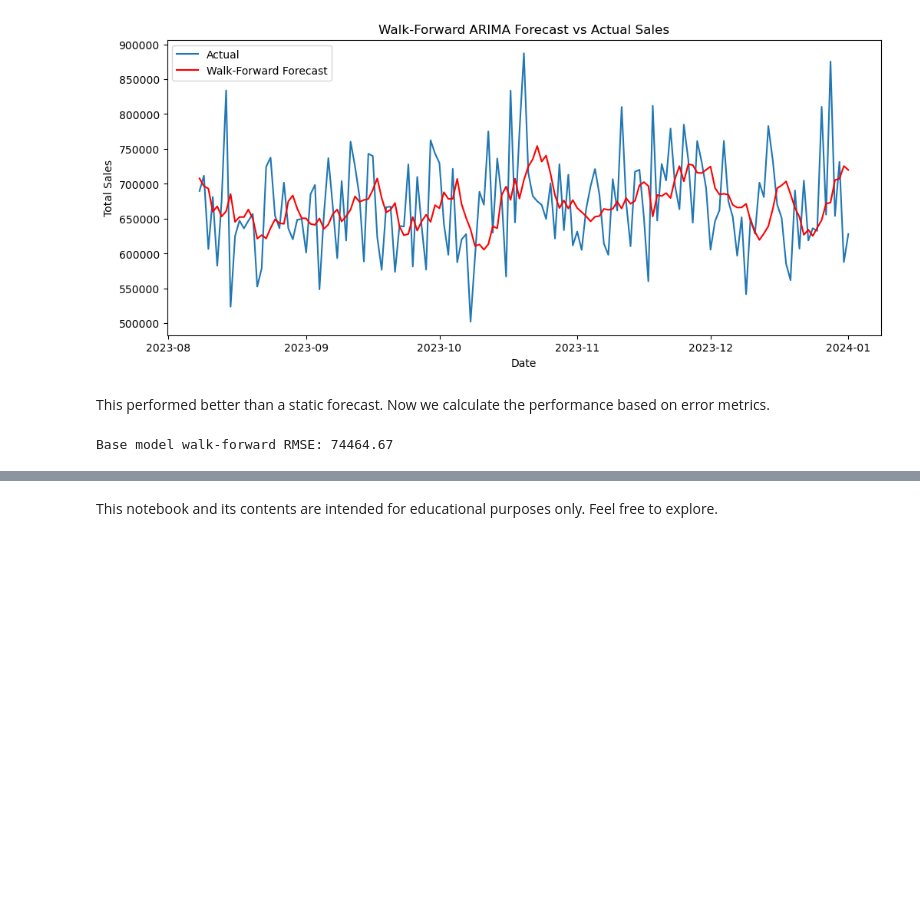
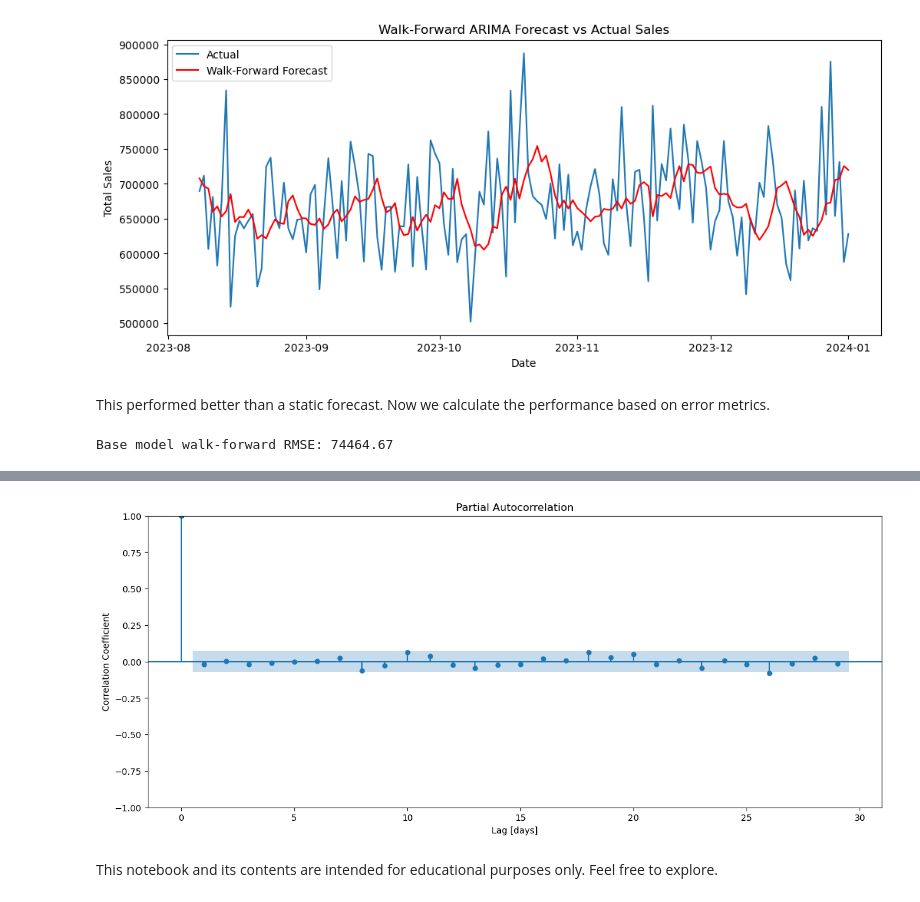
Before and after one commit to Mohammed-Hanan-Othman/time-series-forecasting, a Jupyter notebook: notebooks/sales_prediction.ipynb, the cells around one changed output, grey strips where cells are left out. Cells and saved outputs as stored; diff of their text form; code cells hidden in the pictures; blank space fills up the shorter version.

```diff
--- a/notebooks/sales_prediction.ipynb
+++ b/notebooks/sales_prediction.ipynb
@@ -216,2 +246,10 @@ Base model walk-forward RMSE: 74464.67
+# %%
+# ACF plot to determine `p`
+fig, ax = plt.subplots(figsize=(15, 6))
+plot_pacf(daily_sales,ax=ax)
+plt.xlabel("Lag [days]")
+plt.ylabel("Correlation Coefficient");
+# %% [output]
+[figure, added]
 # %% [markdown]
 This notebook and its contents are intended for educational purposes only. Feel free to explore.
```
Also changed, not shown: parts of 7 cells of this notebook, 2 other files.
